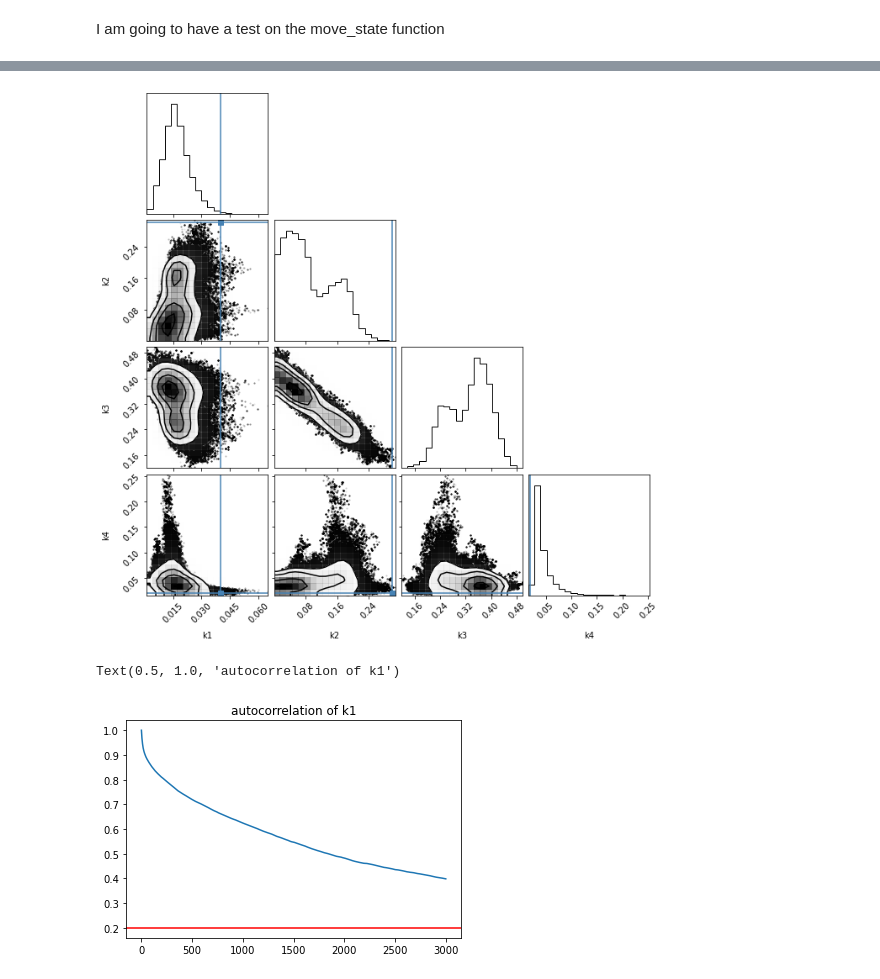
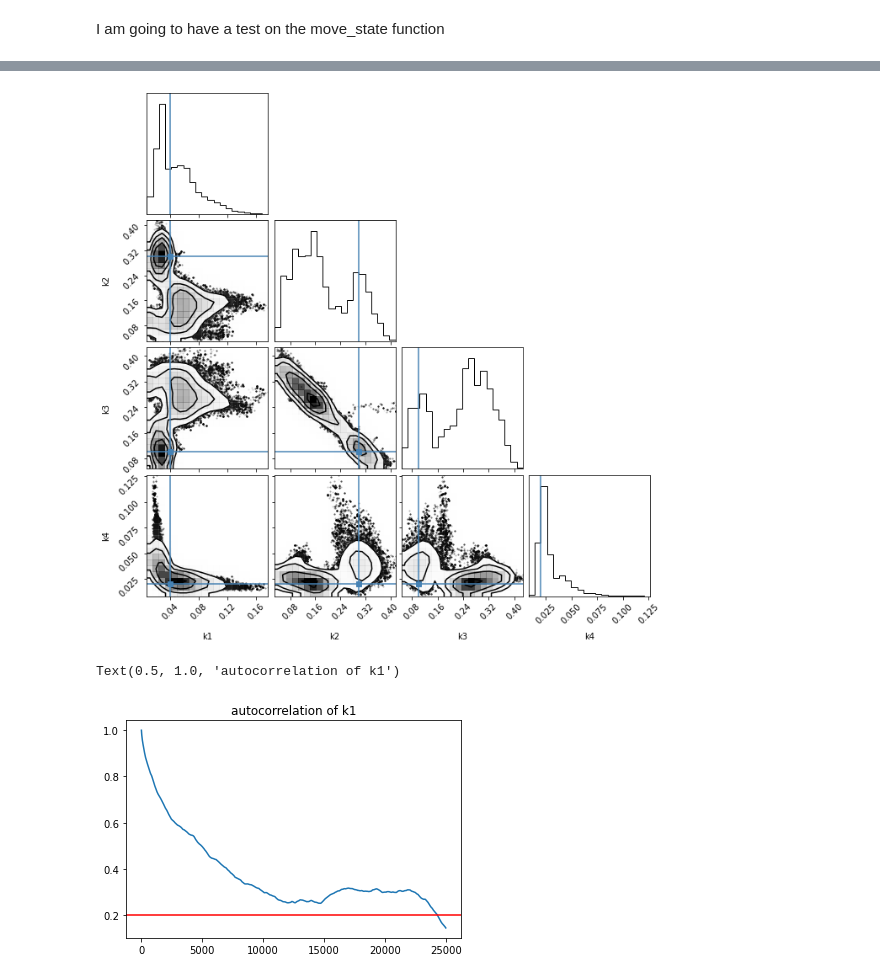
Before and after one commit to WangHaiYang874/ABC22, a Jupyter notebook: non-abc abc copy 2.ipynb, the cells around one changed output, grey strips where cells are left out. Saved outputs shown, nothing was run; the diff lists cells and outputs as text; code cells hidden in the pictures.

```diff
--- a/non-abc abc copy 2.ipynb
+++ b/non-abc abc copy 2.ipynb
@@ -207,7 +207,7 @@ def move_copy_number(state):
     new_state = (k,a,b,c)
     _,_, q = get_poss(new_state)
 
-    return (k,a,b,c), np.log(q/p)
+    return (k,a,b,c), np.log(p/q)
 # %%
 def mcmc(initial_state, n):
 
@@ -238,4 +238,4 @@ def mcmc(initial_state, n):
 # %% [markdown]
 I am going to have a test on the move_state function
 # %%
-pst_samples,if_accepcted = mcmc(initial_state, n=int(1e6))
+pst_samples,if_accepcted = mcmc(initial_state, n=int(2e5))
@@ -272,13 +276,13 @@ Text(0.5, 1.0, 'histogram of sampled kinetic rates, k4. \n red line is the true
 # %%
 corner.corner(pst_k[1000:], labels=['k1','k2','k3','k4'], truths=kinetic_rates, smooth=1);
 # %% [output]
-[figure, old version]
+[figure, new version]
 # %%
 from statsmodels.tsa.stattools import acf
 # %%
-plt.plot(acf(pst_k[4000:,0],nlags = 3000))
+plt.plot(acf(pst_k[4000:,0],nlags = 25000))
 plt.axhline(0.2, color='r')
 plt.title('autocorrelation of k1')
 # %% [output]
 Text(0.5, 1.0, 'autocorrelation of k1')
-[figure, old version]
+[figure, new version]
```
Also changed, not shown: parts of 10 cells of this notebook, 2 other files.
